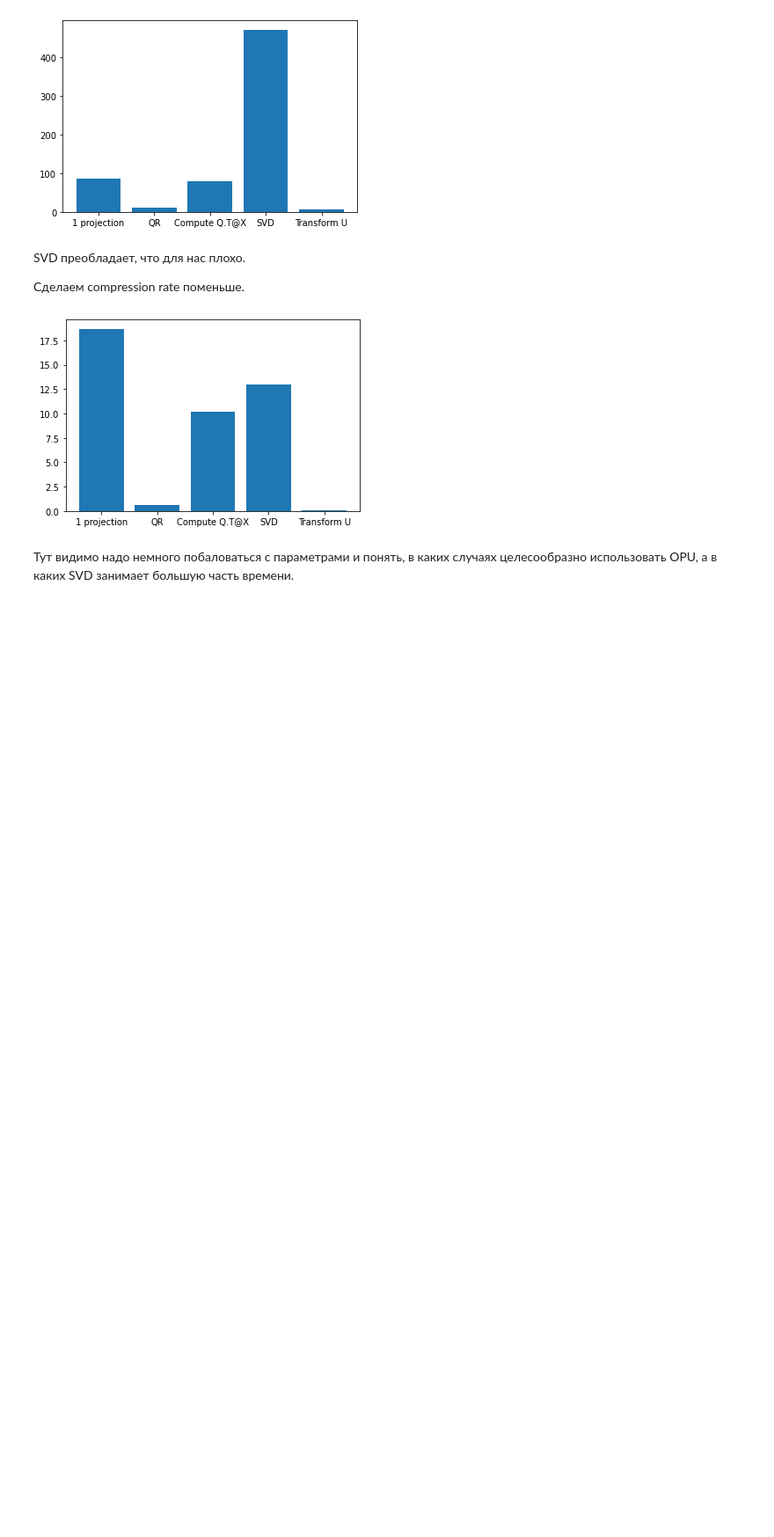
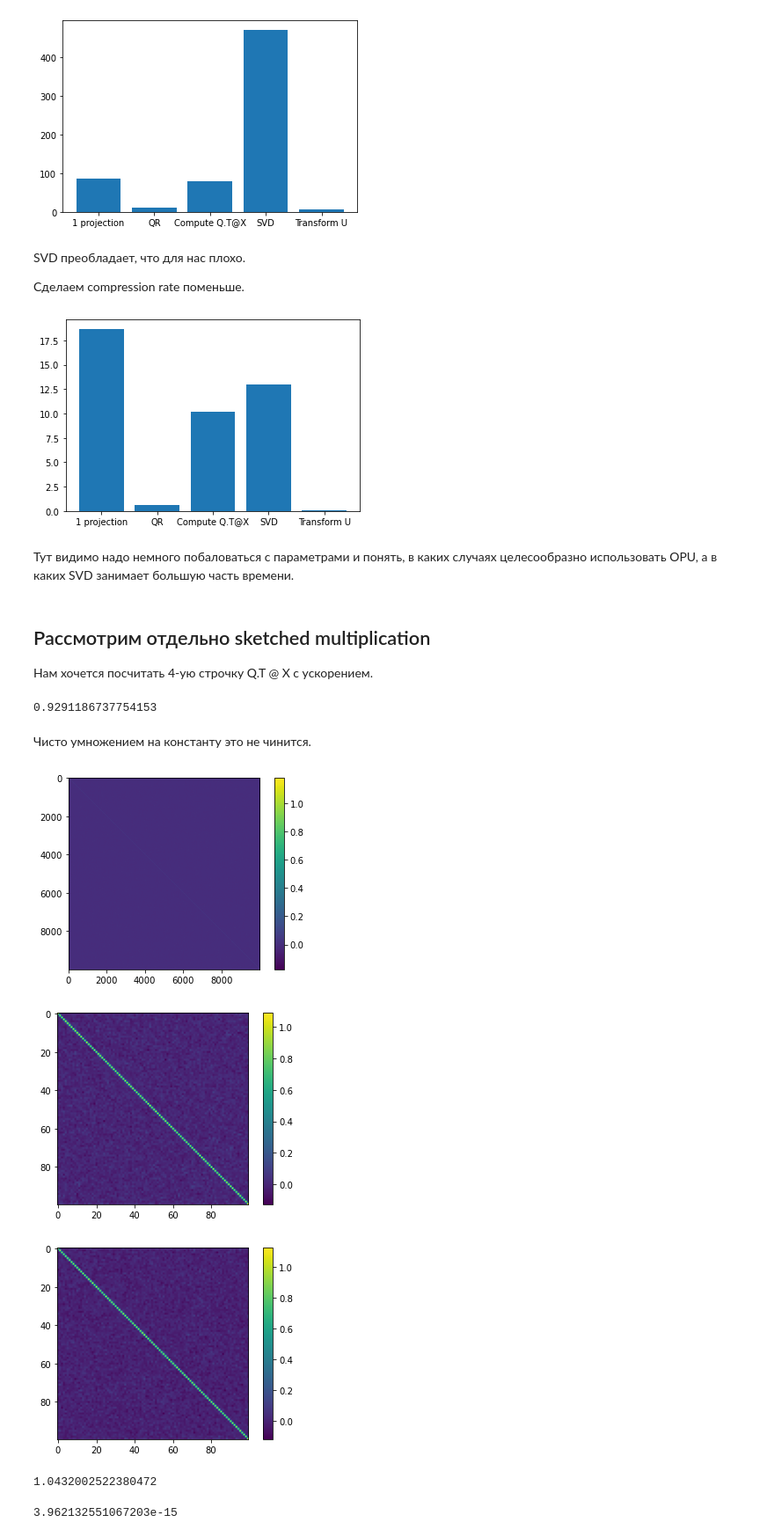
Before and after one commit to SvMixa/Random, a Jupyter notebook: RSVD.ipynb, the cells around one changed output. Shown at 88% size. Cells and saved outputs as stored; diff of their text form; code cells hidden in the pictures; blank space fills up the shorter version.

Commit message:
add sketched multiplication

```diff
--- a/RSVD.ipynb
+++ b/RSVD.ipynb
@@ -316,3 +317,7 @@ plt.show()
 [figure]
 # %% [markdown]
 Тут видимо надо немного побаловаться с параметрами и понять, в каких случаях целесообразно использовать OPU, а в каких SVD занимает большую часть времени.
+# %% [markdown]
+## Рассмотрим отдельно sketched multiplication
+
+Нам хочется посчитать 4-ую строчку Q.T @ X с ускорением.
@@ -318,0 +335,64 @@ plt.show()
+# %%
+def coeff(rM, X, Q, coef):
+    rM = rM /coef
+    X_T = X.T @ rM
+    Q_T = Q.T @ rM
+    B_r = (X_T @ Q_T.T).T
+    B = Q.T @ X
+    return np.linalg.norm(B_r - B)
+
+betta = 1 # степень прямоугольности матрицы, betta = n/l
+alpha = 0.1 # compression ratio
+l = 100
+m = int(alpha*l)
+time_ar = []
+
+X = np.random.normal(size=(int(l*betta), l))
+Y = cpu_projector(X, m)
+Q, R = np.linalg.qr(Y)
+
+rM = np.random.normal(size=(l, m))
+
+initial_guess = (np.mean(np.diag(rM @ rM.T)))**0.5 # initial guess
+result = minimize(lambda i: coeff(rM, X, Q, i), initial_guess)
+
+rM = rM / result.x
+
+X_T = X.T @ rM
+Q_T = Q.T @ rM
+B_r = (X_T @ Q_T.T).T
+
+
+B = Q.T @ X
+
+print(np.linalg.norm(B_r - B)/ np.linalg.norm(B))
+# %% [output]
+0.9291186737754153
+# %% [markdown]
+Чисто умножением на константу это не чинится.
+# %%
+betta = 0.01 # степень прямоугольности матрицы, betta = n/l
+alpha = 0.1 # compression ratio
+l = 10000
+n = int(betta * l)
+
+X = np.random.normal(size=(n, l))
+u, s, vh = rsvd(X, int(l*alpha), int(l*alpha), projector=cpu_projector_norm)
+print(np.linalg.norm(X - u @ np.diag(s) @ vh)/np.linalg.norm(X))
+# %% [output]
+[figure, added]
+[figure, added]
+[figure, added]
+1.0432002522380472
+# %%
+betta = 0.1 # степень прямоугольности матрицы, betta = n/l
+l = 10000
+n = int(betta * l)
+
+alpha = 0.1
+X = np.random.normal(size=(n, l))
+u, s, vh = rsvd(X, int(l*alpha), projector=cpu_projector)
+er = np.linalg.norm(X - u @ np.diag(s) @ vh)/np.linalg.norm(X)
+print(er)
+# %% [output]
+3.962132551067203e-15
```
Also changed, not shown: parts of 4 cells of this notebook.
